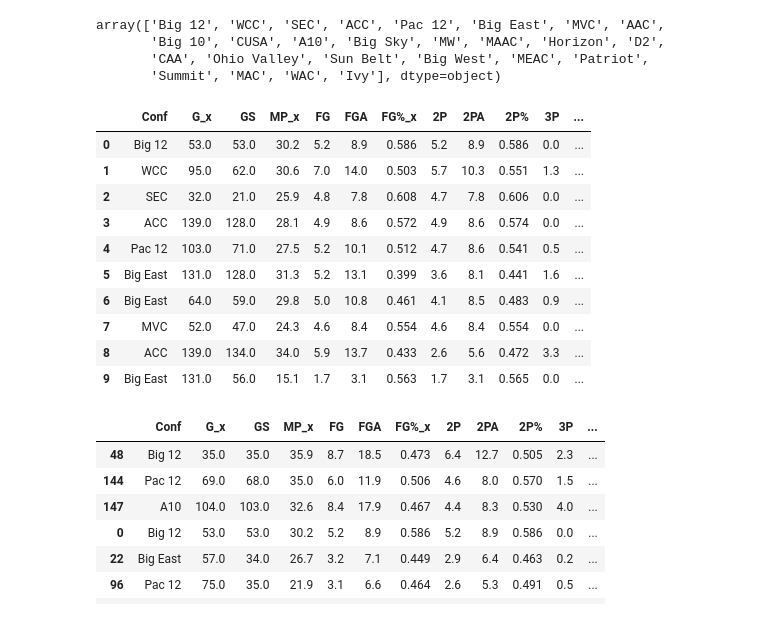
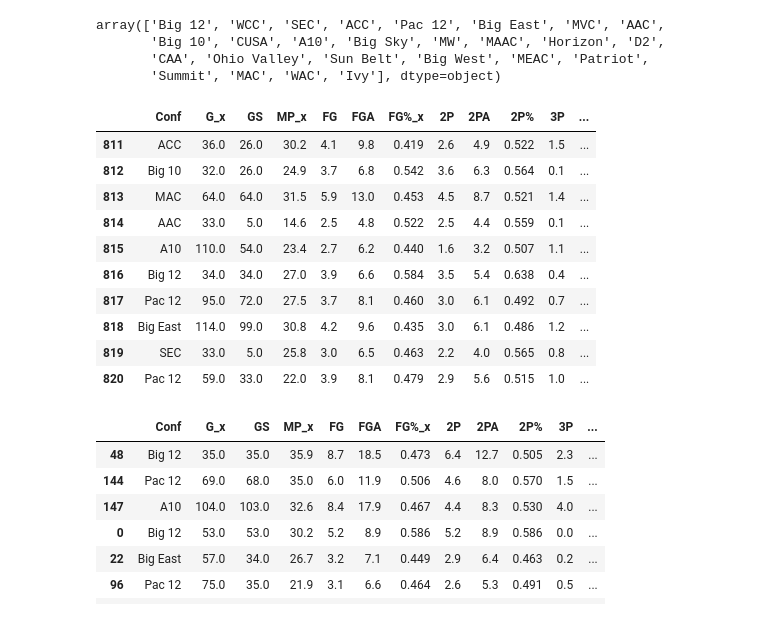
Before and after one commit to MattSasaki/Draft-Position-vs-College-Conference, a Jupyter notebook: project_workbook.ipynb, the cells around one changed output. Cells and saved outputs as stored; diff of their text form; code cells hidden in the pictures.

```diff
--- a/project_workbook.ipynb
+++ b/project_workbook.ipynb
@@ -11,19 +11,19 @@ array(['Big 12', 'WCC', 'SEC', 'ACC', 'Pac 12', 'Big East', 'MVC', 'AAC',
        'CAA', 'Ohio Valley', 'Sun Belt', 'Big West', 'MEAC', 'Patriot',
        'Summit', 'MAC', 'WAC', 'Ivy'], dtype=object)
 # %%
-df.head(10)
+df.tail(10)
 # %% [output]
 |  | Conf | G_x | GS | MP_x | FG | FGA | FG%_x | 2P | 2PA | 2P% | 3P | ... |
-| 0 | Big 12 | 53.0 | 53.0 | 30.2 | 5.2 | 8.9 | 0.586 | 5.2 | 8.9 | 0.586 | 0.0 | ... |
-| 1 | WCC | 95.0 | 62.0 | 30.6 | 7.0 | 14.0 | 0.503 | 5.7 | 10.3 | 0.551 | 1.3 | ... |
-| 2 | SEC | 32.0 | 21.0 | 25.9 | 4.8 | 7.8 | 0.608 | 4.7 | 7.8 | 0.606 | 0.0 | ... |
-| 3 | ACC | 139.0 | 128.0 | 28.1 | 4.9 | 8.6 | 0.572 | 4.9 | 8.6 | 0.574 | 0.0 | ... |
-| 4 | Pac 12 | 103.0 | 71.0 | 27.5 | 5.2 | 10.1 | 0.512 | 4.7 | 8.6 | 0.541 | 0.5 | ... |
-| 5 | Big East | 131.0 | 128.0 | 31.3 | 5.2 | 13.1 | 0.399 | 3.6 | 8.1 | 0.441 | 1.6 | ... |
-| 6 | Big East | 64.0 | 59.0 | 29.8 | 5.0 | 10.8 | 0.461 | 4.1 | 8.5 | 0.483 | 0.9 | ... |
-| 7 | MVC | 52.0 | 47.0 | 24.3 | 4.6 | 8.4 | 0.554 | 4.6 | 8.4 | 0.554 | 0.0 | ... |
-| 8 | ACC | 139.0 | 134.0 | 34.0 | 5.9 | 13.7 | 0.433 | 2.6 | 5.6 | 0.472 | 3.3 | ... |
-| 9 | Big East | 131.0 | 56.0 | 15.1 | 1.7 | 3.1 | 0.563 | 1.7 | 3.1 | 0.565 | 0.0 | ... |
+| 811 | ACC | 36.0 | 26.0 | 30.2 | 4.1 | 9.8 | 0.419 | 2.6 | 4.9 | 0.522 | 1.5 | ... |
+| 812 | Big 10 | 32.0 | 26.0 | 24.9 | 3.7 | 6.8 | 0.542 | 3.6 | 6.3 | 0.564 | 0.1 | ... |
+| 813 | MAC | 64.0 | 64.0 | 31.5 | 5.9 | 13.0 | 0.453 | 4.5 | 8.7 | 0.521 | 1.4 | ... |
+| 814 | AAC | 33.0 | 5.0 | 14.6 | 2.5 | 4.8 | 0.522 | 2.5 | 4.4 | 0.559 | 0.1 | ... |
+| 815 | A10 | 110.0 | 54.0 | 23.4 | 2.7 | 6.2 | 0.440 | 1.6 | 3.2 | 0.507 | 1.1 | ... |
+| 816 | Big 12 | 34.0 | 34.0 | 27.0 | 3.9 | 6.6 | 0.584 | 3.5 | 5.4 | 0.638 | 0.4 | ... |
+| 817 | Pac 12 | 95.0 | 72.0 | 27.5 | 3.7 | 8.1 | 0.460 | 3.0 | 6.1 | 0.492 | 0.7 | ... |
+| 818 | Big East | 114.0 | 99.0 | 30.8 | 4.2 | 9.6 | 0.435 | 3.0 | 6.1 | 0.486 | 1.2 | ... |
+| 819 | SEC | 33.0 | 5.0 | 25.8 | 3.0 | 6.5 | 0.463 | 2.2 | 4.0 | 0.565 | 0.8 | ... |
+| 820 | Pac 12 | 59.0 | 33.0 | 22.0 | 3.9 | 8.1 | 0.479 | 2.9 | 5.6 | 0.515 | 1.0 | ... |
 # %%
 df.sort_values(by='WS', ascending=False).head(20)
 # %% [output]
```
Also changed, not shown: parts of 8 cells of this notebook, 20 other files.
